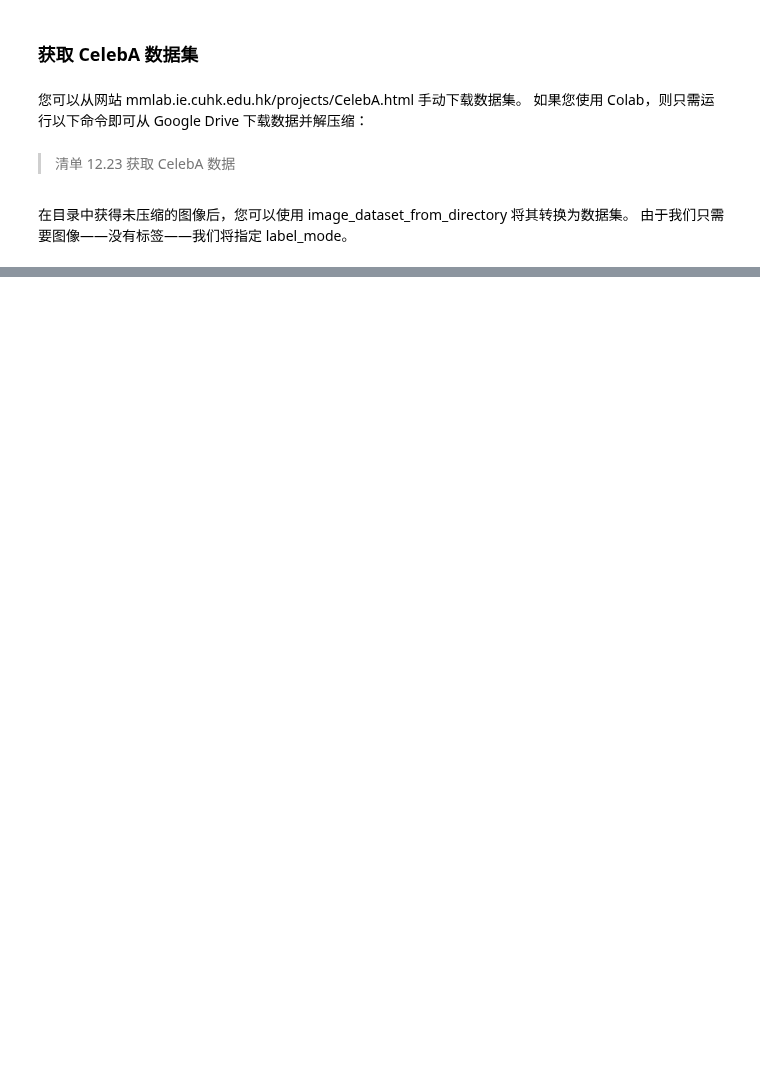
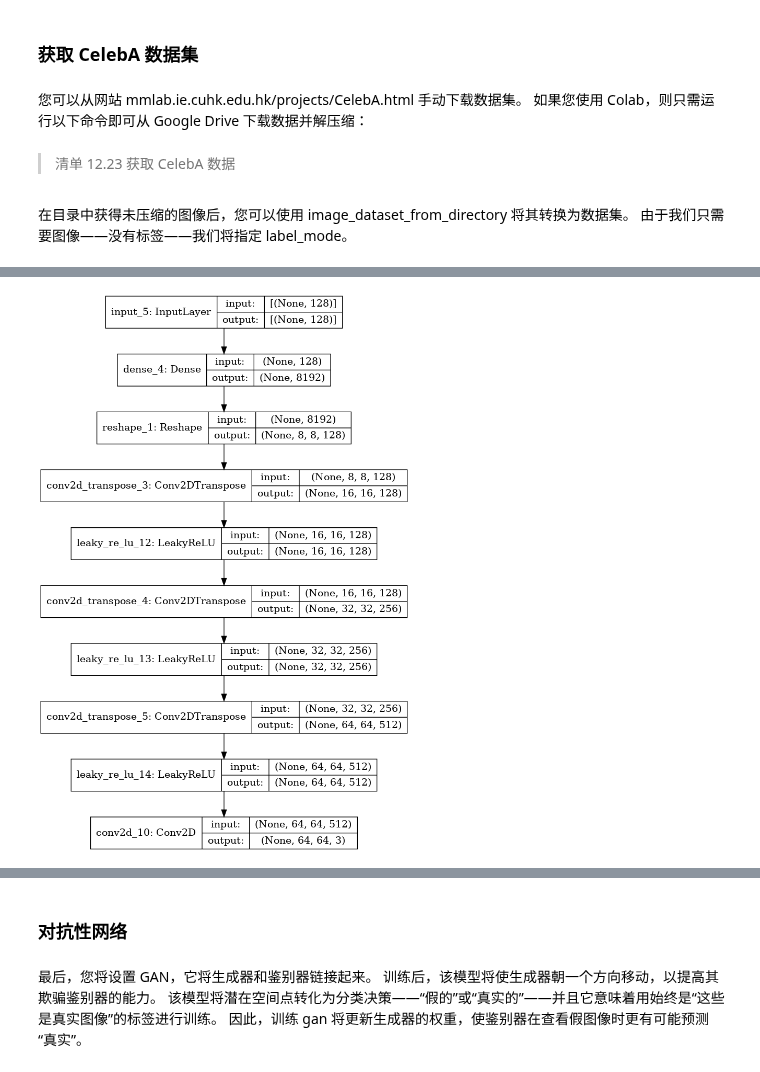
Before and after one commit to ustchope/dlwpn, a Jupyter notebook: ch12.ipynb, the cells around one changed output, grey strips where cells are left out. Cells and saved outputs as stored; diff of their text form; code cells hidden in the pictures; blank space fills up the shorter version.

```diff
--- a/ch12.ipynb
+++ b/ch12.ipynb
@@ -1285,0 +1378,25 @@ image_dataset_from_directory 将其转换为数据集。 由于我们只需要
+# %%
+# 潜在空间将由 128 维向量组成。
+latent_dim = 128
+
+generator = keras.Sequential(
+    [
+        layers.InputLayer(input_shape=(latent_dim,)),
+        # 产生与编码器中 Flatten 层级别相同数量的系数
+        layers.Dense(8 * 8 * 128),
+        # 还原编码器的 Flatten 层
+        layers.Reshape((8, 8, 128)),
+        # 恢复编码器的 Conv2D 层
+        layers.Conv2DTranspose(128, kernel_size=4, strides=2, padding="same"),
+        # 我们使用作为我们的 LeakyReLU 激活
+        layers.LeakyReLU(alpha=0.2),
+        layers.Conv2DTranspose(256, kernel_size=4, strides=2, padding="same"),
+        layers.LeakyReLU(alpha=0.2),
+        layers.Conv2DTranspose(512, kernel_size=4, strides=2, padding="same"),
+        layers.LeakyReLU(alpha=0.2),
+
+        # 输出以形状 (28, 28, 1) 结束
+        layers.Conv2D(3, kernel_size=5, padding="same", activation="sigmoid"),
+    ],
+    name="generator",
+)
@@ -1285,0 +1425,4 @@ image_dataset_from_directory 将其转换为数据集。 由于我们只需要
+# %%
+plot_model(generator, show_shapes=True)
+# %% [output]
+[figure, added]
@@ -1285,0 +1430,4 @@ image_dataset_from_directory 将其转换为数据集。 由于我们只需要
+# %% [markdown]
+### 对抗性网络
+# %% [markdown]
+最后，您将设置 GAN，它将生成器和鉴别器链接起来。 训练后，该模型将使生成器朝一个方向移动，以提高其欺骗鉴别器的能力。 该模型将潜在空间点转化为分类决策——“假的”或“真实的”——并且它意味着用始终是“这些是真实图像”的标签进行训练。 因此，训练 gan 将更新生成器的权重，使鉴别器在查看假图像时更有可能预测“真实”。
```
Also changed, not shown: parts of 40 cells of this notebook.
